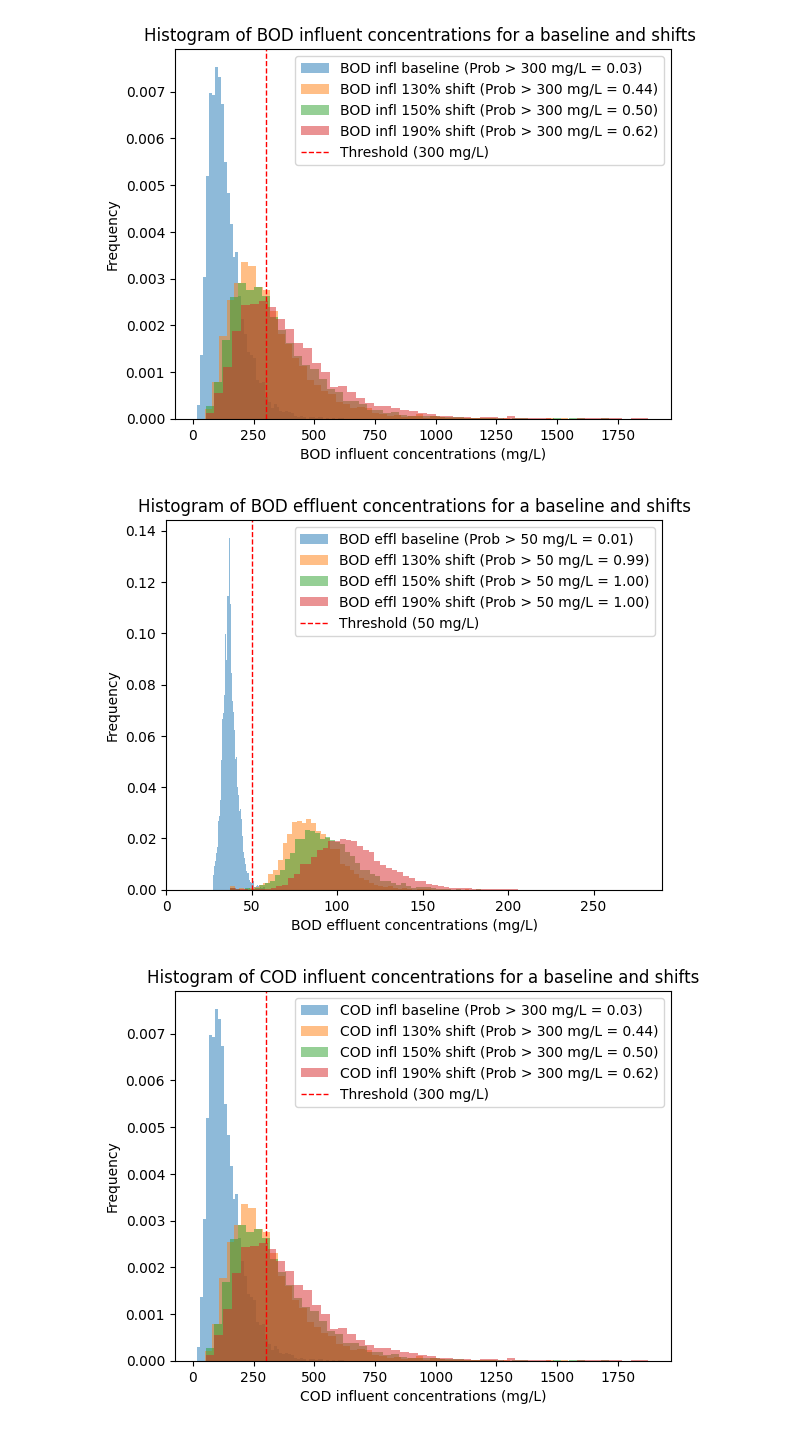
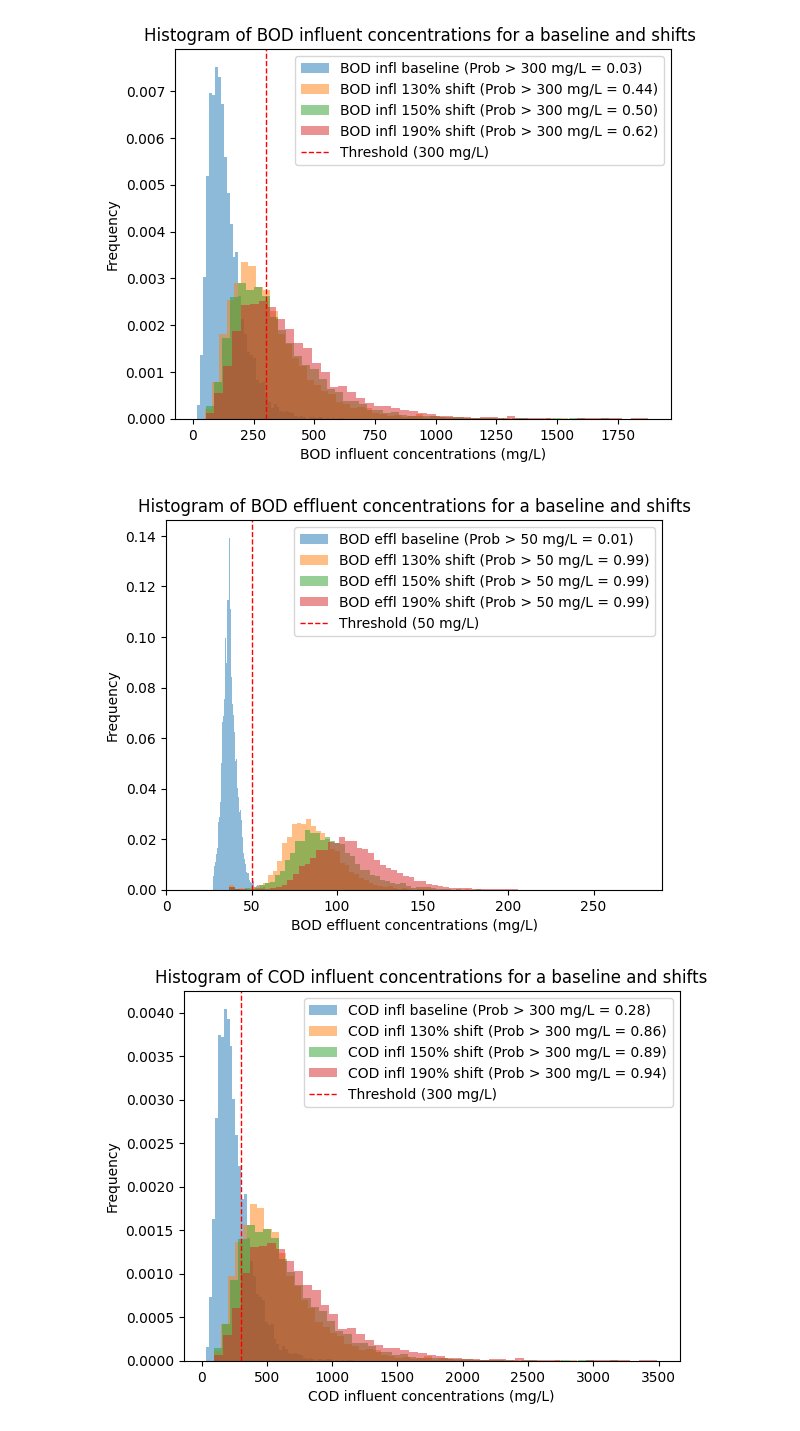
Before and after one commit to annalaino/non.linearity.code, a Jupyter notebook: process data analysis on nonlinearity.ipynb, the cells around one changed output. Saved outputs shown, nothing was run; the diff lists cells and outputs as text; code cells hidden in the pictures.

```diff
--- a/process data analysis on nonlinearity.ipynb
+++ b/process data analysis on nonlinearity.ipynb
@@ -772,31 +476,31 @@ plt.show()
 # %% [output]
 [figure]
 # %%
-# Count the number of values above 125 mg/L in bodeffl31_baseline
-count_baseline_above_50 = sum(1 for value in bodeffl31_baseline if value > 50)
+# Count the number of values above 125 mg/L in result_baseline["bod31"]
+count_baseline_above_50 = sum(1 for value in result_baseline["bod31"] if value > 50)
 # Calculate the probability
-probability_baseline_above_50 = count_baseline_above_50 / len(bodeffl31_baseline)
+probability_baseline_above_50 = count_baseline_above_50 / len(result_baseline["bod31"])
 
-# Count the number of values above 125 mg/L in bodeffl31_shift130
-count_shift130_above_50 = sum(1 for value in bodeffl31_shift130 if value > 50)
+# Count the number of values above 125 mg/L in results_1_3["bod31"]
+count_shift130_above_50 = sum(1 for value in results_1_3["bod31"] if value > 50)
 # Calculate the probability
-probability_shift130_above_50 = count_shift130_above_50 / len(bodeffl31_shift130)
+probability_shift130_above_50 = count_shift130_above_50 / len(results_1_3["bod31"])
 
-# Count the number of values above 125 mg/L in bodeffl31_shift150
-count_shift150_above_50 = sum(1 for value in bodeffl31_shift150 if value > 50)
+# Count the number of values above 125 mg/L in results_1_5["bod31"]
+count_shift150_above_50 = sum(1 for value in results_1_5["bod31"] if value > 50)
 # Calculate the probability
-probability_shift150_above_50 = count_shift150_above_50 / len(bodeffl31_shift150)
+probability_shift150_above_50 = count_shift150_above_50 / len(results_1_5["bod31"])
 
-# Count the number of values above 125 mg/L in bodeffl31_shift150
-count_shift190_above_50 = sum(1 for value in bodeffl31_shift190 if value > 50)
+# Count the number of values above 125 mg/L in results_1_9["bod31"]
+count_shift190_above_50 = sum(1 for value in results_1_9["bod31"] if value > 50)
 # Calculate the probability
-probability_shift190_above_50 = count_shift190_above_50 / len(bodeffl31_shift190)
+probability_shift190_above_50 = count_shift190_above_50 / len(results_1_9["bod31"])
 
 # Plot histogram for bodeffl31
-plt.hist(bodeffl31_baseline, bins=50, density=True, alpha=0.5, label=f'BOD effl baseline (Prob > 50 mg/L = {probability_baseline_above_50:.2f})')
-plt.hist(bodeffl31_shift130, bins=50, density=True, alpha=0.5, label=f'BOD effl 130% shift (Prob > 50 mg/L = {probability_shift130_above_50:.2f})')
-plt.hist(bodeffl31_shift150, bins=50, density=True, alpha=0.5, label=f'BOD effl 150% shift (Prob > 50 mg/L = {probability_shift150_above_50:.2f})')
-plt.hist(bodeffl31_shift190, bins=50, density=True, alpha=0.5, label=f'BOD effl 190% shift (Prob > 50 mg/L = {probability_shift190_above_50:.2f})')
+plt.hist(result_baseline["bod31"], bins=50, density=True, alpha=0.5, label=f'BOD effl baseline (Prob > 50 mg/L = {probability_baseline_above_50:.2f})')
+plt.hist(results_1_3["bod31"], bins=50, density=True, alpha=0.5, label=f'BOD effl 130% shift (Prob > 50 mg/L = {probability_shift130_above_50:.2f})')
+plt.hist(results_1_5["bod31"], bins=50, density=True, alpha=0.5, label=f'BOD effl 150% shift (Prob > 50 mg/L = {probability_shift150_above_50:.2f})')
+plt.hist(results_1_9["bod31"], bins=50, density=True, alpha=0.5, label=f'BOD effl 190% shift (Prob > 50 mg/L = {probability_shift190_above_50:.2f})')
 
 # Add a dotted line at 125 mg/L
 plt.axvline(x=50, color='r', linestyle='--', linewidth=1, label='Threshold (50 mg/L)')
@@ -812,46 +516,46 @@ plt.legend()
 # Show the plot
 plt.show()
 # %% [output]
-[figure, old version]
+[figure, new version]
 # %%
-# Count the number of values above 300 mg/L in bodinfl1_baseline
-count_baseline_above_300 = sum(1 for value in bodinfl1_baseline if value > 300)
+# Count the number of values above 300 mg/L in result_baseline["bod1"]
+count_baseline_above_300 = sum(1 for value in result_baseline["cod1"] if value > 300)
 # Calculate the probability
-probability_baseline_above_300 = count_baseline_above_300 / len(bodinfl1_baseline)
+probability_baseline_above_300 = count_baseline_above_300 / len(result_baseline["cod1"])
 
-# Count the number of values above 300 mg/L in bodinfl1_shift130
-count_shift130_above_300 = sum(1 for value in bodinfl1_shift130 if value > 300)
+# Count the number of values above 300 mg/L in results_1_3["bod1"]
+count_shift130_above_300 = sum(1 for value in results_1_3["cod1"] if value > 300)
 # Calculate the probability
-probability_shift130_above_300 = count_shift130_above_300 / len(bodinfl1_shift130)
+probability_shift130_above_300 = count_shift130_above_300 / len(results_1_3["cod1"])
 
-# Count the number of values above 300 mg/L in bodinfl1_shift150
-count_shift150_above_300 = sum(1 for value in bodinfl1_shift150 if value > 300)
+# Count the number of values above 300 mg/L in results_1_5["bod1"]
+count_shift150_above_300 = sum(1 for value in results_1_5["cod1"] if value > 300)
 # Calculate the probability
-probability_shift150_above_300 = count_shift150_above_300 / len(bodinfl1_shift150)
+probability_shift150_above_300 = count_shift150_above_300 / len(results_1_5["cod1"])
 
-# Count the number of values above 300 mg/L in bodinfl1_shift150
-count_shift190_above_300 = sum(1 for value in bodinfl1_shift190 if value > 300)
+# Count the number of values above 300 mg/L in results_1_5["bod1"]
+count_shift190_above_300 = sum(1 for value in results_1_9["cod1"] if value > 300)
 # Calculate the probability
-probability_shift190_above_300 = count_shift190_above_300 / len(bodinfl1_shift190)
+probability_shift190_above_300 = count_shift190_above_300 / len(results_1_9["cod1"])
 
 # Plot histogram for bodinfl_80
-plt.hist(bodinfl1_baseline, bins=50, density=True, alpha=0.5, label=f'COD infl baseline (Prob > 300 mg/L = {probability_baseline_above_300:.2f})')
-plt.hist(bodinfl1_shift130, bins=50, density=True, alpha=0.5, label=f'COD infl 130% shift (Prob > 300 mg/L = {probability_shift130_above_300:.2f})')
-plt.hist(bodinfl1_shift150, bins=50, density=True, alpha=0.5, label=f'COD infl 150% shift (Prob > 300 mg/L = {probability_shift150_above_300:.2f})')
-plt.hist(bodinfl1_shift190, bins=50, density=True, alpha=0.5, label=f'COD infl 190% shift (Prob > 300 mg/L = {probability_shift190_above_300:.2f})')
+plt.hist(result_baseline["cod1"], bins=50, density=True, alpha=0.5, label=f'COD infl baseline (Prob > 300 mg/L = {probability_baseline_above_300:.2f})')
+plt.hist(results_1_3["cod1"], bins=50, density=True, alpha=0.5, label=f'COD infl 130% shift (Prob > 300 mg/L = {probability_shift130_above_300:.2f})')
+plt.hist(results_1_5["cod1"], bins=50, density=True, alpha=0.5, label=f'COD infl 150% shift (Prob > 300 mg/L = {probability_shift150_above_300:.2f})')
+plt.hist(results_1_9["cod1"], bins=50, density=True, alpha=0.5, label=f'COD infl 190% shift (Prob > 300 mg/L = {probability_shift190_above_300:.2f})')
 # Add a dotted line at 300 mg/L
 plt.axvline(x=300, color='r', linestyle='--', linewidth=1, label='Threshold (300 mg/L)')
 
 # Set labels and title
 plt.xlabel('COD influent concentrations (mg/L)')
 plt.ylabel('Frequency')
 plt.title('Histogram of COD influent concentrations for a baseline and shifts')
 
 plt.legend()
 
 # Show the plot
 plt.show()
 # %% [output]
-[figure, old version]
+[figure, new version]
 # %%
 #baseline
```
Also changed, not shown: parts of 6 cells of this notebook.
